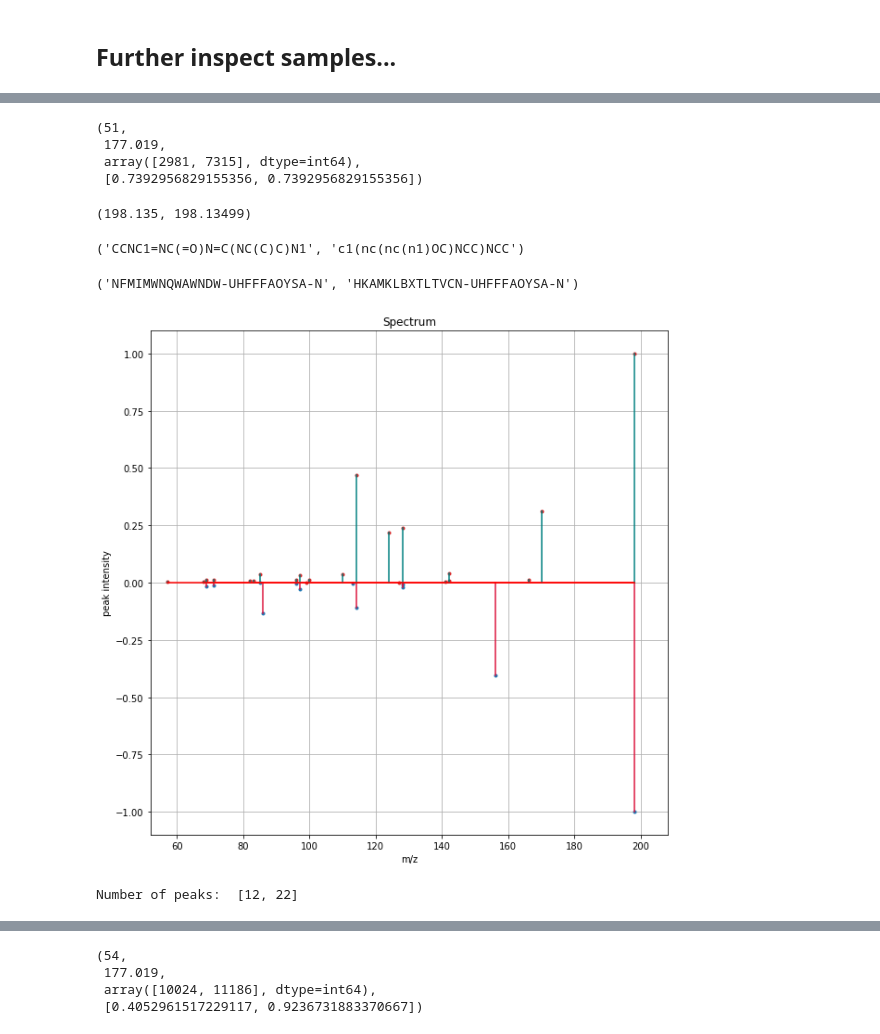
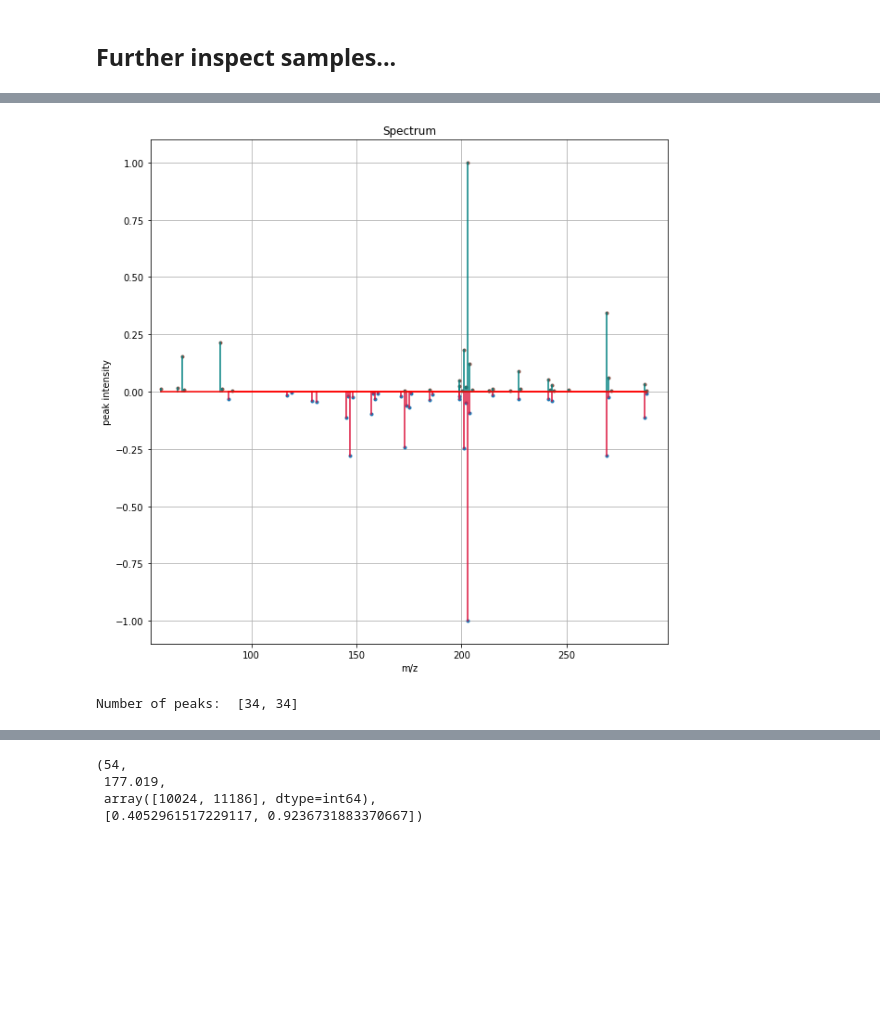
Before and after one commit to florian-huber/SeSiMe, a Jupyter notebook: notebooks/Spec2Vec-compare_MS-MS_datasets.ipynb, the cells around one changed output, grey strips where cells are left out. Drawn from its saved outputs; the diff is of its cells as text; code cells hidden in the pictures; blank space fills up the shorter version.

```diff
--- a/notebooks/Spec2Vec-compare_MS-MS_datasets.ipynb
+++ b/notebooks/Spec2Vec-compare_MS-MS_datasets.ipynb
@@ -221,4 +234,6 @@ allGNPS_mz  = np.round(allGNPS_mz, decimals)
 # %%
+cosine_threshold = 0.7
+
 find_precursor_matches = []
 find_precursor_matches_confirmed = []
 find_precursor_matches_not_confirmed = []
@@ -229,14 +244,12 @@ for i, pepmass in enumerate(allGNPS_mz):
     found_ones = np.where(target_mz == np.round(pepmass, decimals))[0]
     if len(found_ones) > 0:
         find_precursor_matches.append(1)
-        cosine_scores = []
         for one in found_ones:
-            cosine_scores.append(MS_functions.cosine_score(spectra[i], spectra_ref[one], tol = 0.005)[0])
-        find_precursor_matches_1.append((i, precursor_mz, found_ones, cosine_scores))
-        if max(cosine_scores) > 0.5:
-            find_precursor_matches_confirmed.append((i, max(cosine_scores)))
-        else:
-            find_precursor_matches_not_confirmed.append((i, max(cosine_scores)))
+            cosine_score = MS_functions.cosine_score(spectra[i], spectra_ref[one], tol = 0.005)[0]
+            if cosine_score > cosine_threshold:
+                find_precursor_matches_confirmed.append((i, one, cosine_score))
+            else:
+                find_precursor_matches_not_confirmed.append((i, one, cosine_score))
     else:
         find_precursor_matches.append(0)
 
@@ -311,24 +312,8 @@ Number of peaks:  [10, 28]
-# %%
-find_precursor_matches_1[6]
-# %% [output]
-(51,
- 177.019,
- array([2981, 7315], dtype=int64),
- [0.7392956829155356, 0.7392956829155356])
-# %%
-spectra[51].metadata['pepmass'][0], spectra_ref[2981].metadata['pepmass'][0]
-# %% [output]
-(198.135, 198.13499)
-# %%
-spectra[51].metadata['smiles'], spectra_ref[2981].metadata['smiles']
-# %% [output]
-('CCNC1=NC(=O)N=C(NC(C)C)N1', 'c1(nc(nc(n1)OC)NCC)NCC')
-# %%
-spectra[51].metadata['inchikey'], spectra_ref[2981].metadata['inchikey']
-# %% [output]
-('NFMIMWNQWAWNDW-UHFFFAOYSA-N', 'HKAMKLBXTLTVCN-UHFFFAOYSA-N')
-# %%
-compare_spectra(spectra[51],spectra_ref[2981], min_mz = None, max_mz = None)
-# %% [output]
-[figure, removed]
-Number of peaks:  [12, 22]
+# %%
+id = 0
+ID1, ID2 = find_precursor_matches_confirmed[id][:2]
+
+compare_spectra(spectra_ref[ID1],spectra[ID2], min_mz = None, max_mz = None)
+# %% [output]
+[figure, added]
+Number of peaks:  [34, 34]
```
Also changed, not shown: parts of 57 cells of this notebook.
